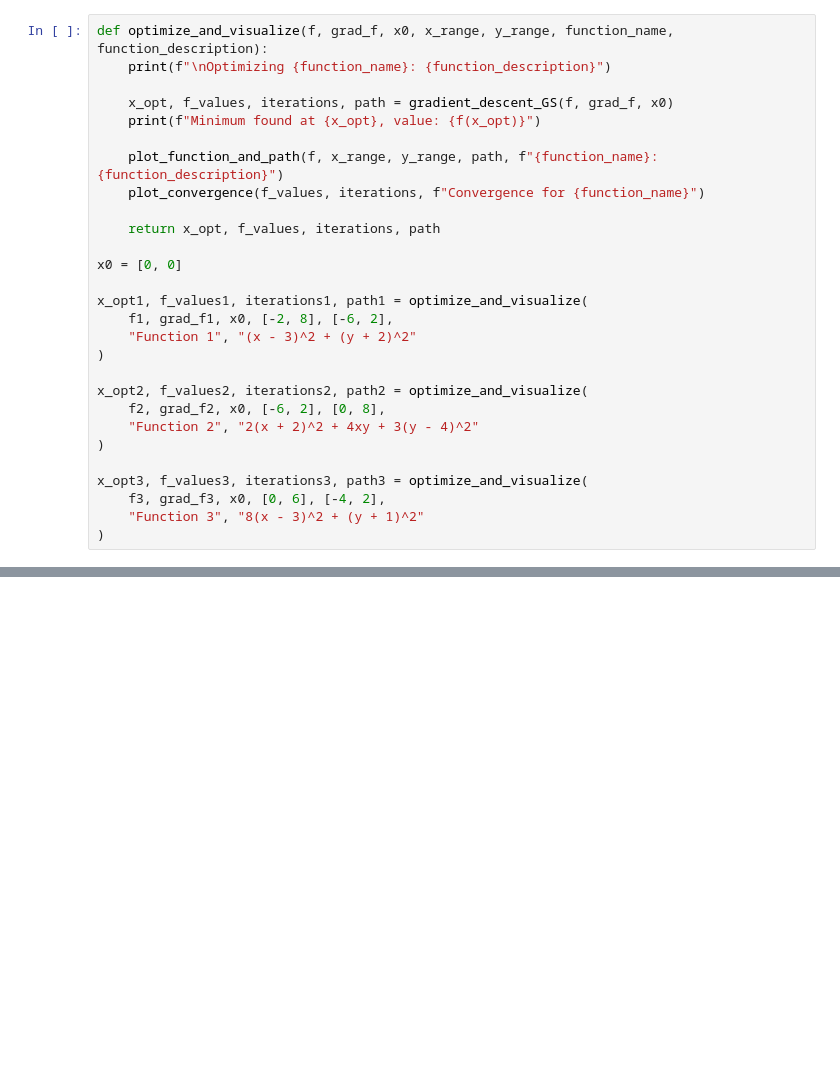
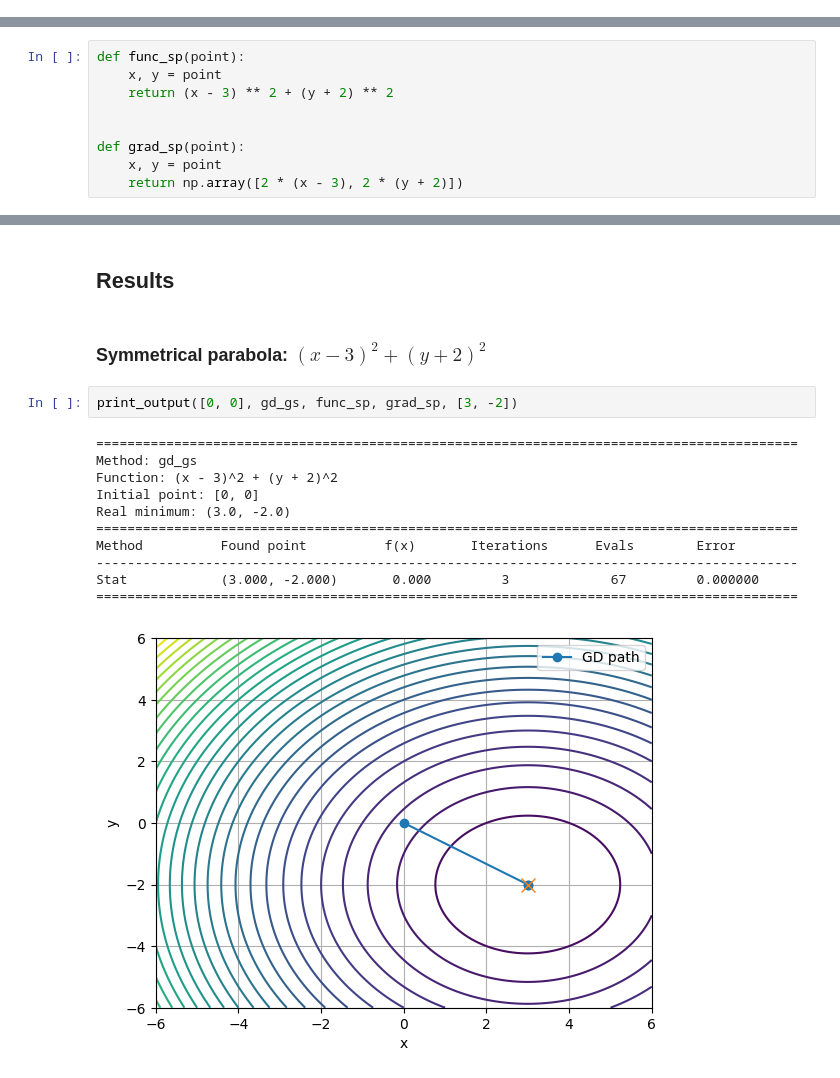
Before and after one commit to 999ashu/OptimizationLab1, a Jupyter notebook: GD_GSS.ipynb, the cells around one changed output, grey strips where cells are left out. Cells and saved outputs as stored; diff of their text form; blank space fills up the shorter version.

```diff
--- a/GD_GSS.ipynb
+++ b/GD_GSS.ipynb
@@ -151,28 +0,0 @@ def gradient_descent_GS(f, grad_f, x0, tol=1e-6, max_iter=1000):
-# %%
-def optimize_and_visualize(f, grad_f, x0, x_range, y_range, function_name, function_description):
-    print(f"\nOptimizing {function_name}: {function_description}")
-
-    x_opt, f_values, iterations, path = gradient_descent_GS(f, grad_f, x0)
-    print(f"Minimum found at {x_opt}, value: {f(x_opt)}")
-
-    plot_function_and_path(f, x_range, y_range, path, f"{function_name}: {function_description}")
-    plot_convergence(f_values, iterations, f"Convergence for {function_name}")
-
-    return x_opt, f_values, iterations, path
-
-x0 = [0, 0]
-
-x_opt1, f_values1, iterations1, path1 = optimize_and_visualize(
-    f1, grad_f1, x0, [-2, 8], [-6, 2],
-    "Function 1", "(x - 3)^2 + (y + 2)^2"
-)
-
-x_opt2, f_values2, iterations2, path2 = optimize_and_visualize(
-    f2, grad_f2, x0, [-6, 2], [0, 8],
-    "Function 2", "2(x + 2)^2 + 4xy + 3(y - 4)^2"
-)
-
-x_opt3, f_values3, iterations3, path3 = optimize_and_visualize(
-    f3, grad_f3, x0, [0, 6], [-4, 2],
-    "Function 3", "8(x - 3)^2 + (y + 1)^2"
-)
@@ -191,0 +61,9 @@ Minimum found at [ 2.99999996 -0.99999999], value: 1.0625092444676922e-14
+# %%
+def func_sp(point):
+    x, y = point
+    return (x - 3) ** 2 + (y + 2) ** 2
+
+
+def grad_sp(point):
+    x, y = point
+    return np.array([2 * (x - 3), 2 * (y + 2)])
@@ -191,0 +194,18 @@ Minimum found at [ 2.99999996 -0.99999999], value: 1.0625092444676922e-14
+# %% [markdown]
+## Results
+# %% [markdown]
+### Symmetrical parabola: $(x - 3)^2 + (y + 2)^2$
+# %%
+print_output([0, 0], gd_gs, func_sp, grad_sp, [3, -2])
+# %% [output]
+==========================================================================================
+Method: gd_gs
+Function: (x - 3)^2 + (y + 2)^2
+Initial point: [0, 0]
+Real minimum: (3.0, -2.0)
+==========================================================================================
+Method          Found point          f(x)       Iterations      Evals        Error
+------------------------------------------------------------------------------------------
+Stat            (3.000, -2.000)       0.000         3             67         0.000000
+==========================================================================================
+[figure, added]
```
Also changed, not shown: parts of 33 cells of this notebook, 1 other file.
